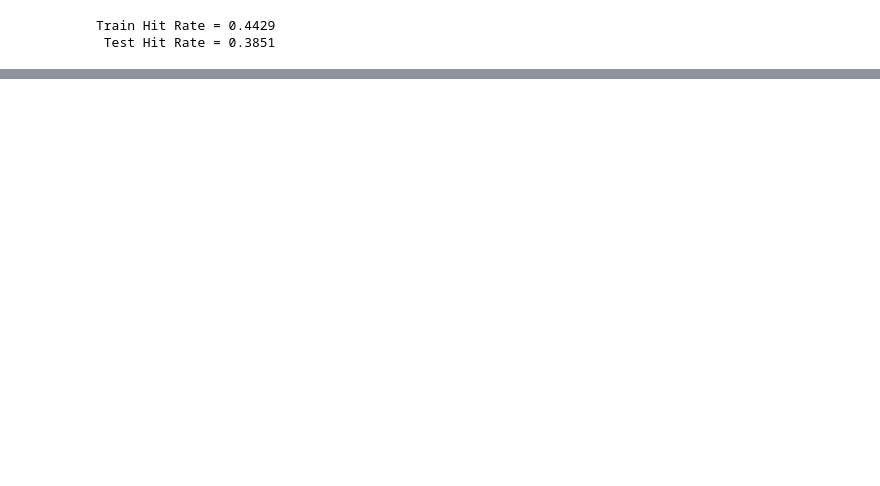
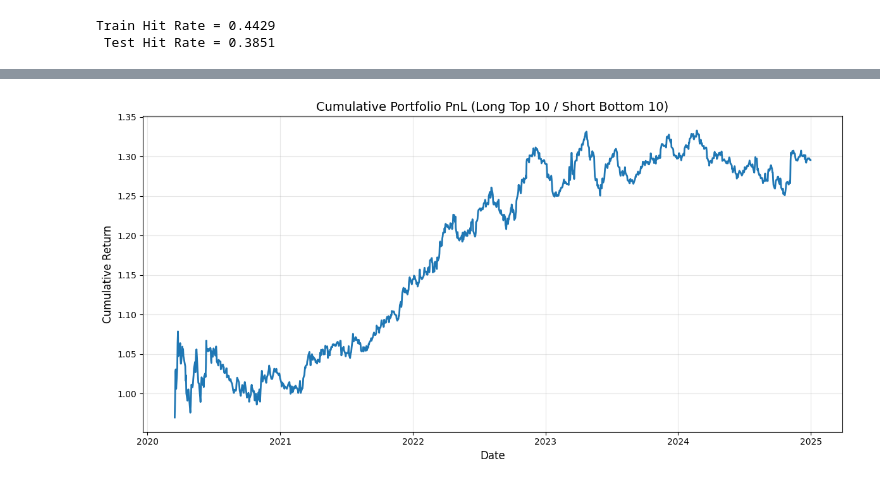
Before and after one commit to yliang409/finance-data-augment, a Jupyter notebook: neural_network_LY.ipynb, the cells around one changed output, grey strips where cells are left out. Drawn from its saved outputs; the diff is of its cells as text; code cells hidden in the pictures; blank space fills up the shorter version.

Commit message:
changing to portfolio construction

```diff
--- a/neural_network_LY.ipynb
+++ b/neural_network_LY.ipynb
@@ -52,0 +67,13 @@ features = features.replace([np.inf, -np.inf], 0).fillna(0)
+# %%
+
+from augmentation import stationary_bootstrap
+
+train_df = returns[:split_idx]
+bootstrap_size = 100000
+bootstrap_train_df = stationary_bootstrap(
+    traindf=train_df,
+    sample_size=30000,
+    avg_block_length=30.0,
+    random_state=42
+)
+bootstrap_train_df
@@ -53 +94,4 @@ features = features.replace([np.inf, -np.inf], 0).fillna(0)
+# %%
+X_train = torch.tensor(bootstrap_train_df.shift(1).iloc[1:].values, dtype=torch.float32)  # r_t
+y_train = torch.tensor(bootstrap_train_df.iloc[1:].values, dtype=torch.float32)
 # %%
@@ -189,0 +226,3 @@ Train Hit Rate = 0.4429
+# %%
+raw_returns = pd.read_csv('data/returns.csv', index_col=0, parse_dates=True)
+raw_returns.head()
@@ -189,0 +238,71 @@ Train Hit Rate = 0.4429
+# %%
+# --------------- Portfolio Strategy Evaluation ---------------
+# Strategy: Long top 10 positive predictions, short top 10 negative predictions
+
+# Convert predictions back to DataFrame format
+y_pred_test_np = y_pred_test.numpy()
+test_dates = raw_returns.index[1:][split_idx:]
+pred_df = pd.DataFrame(
+    y_pred_test_np,
+    index=test_dates,
+    columns=raw_returns.columns
+)
+
+# Align actual returns with predictions
+actual_returns = raw_returns.loc[test_dates]
+
+# Initialize portfolio returns
+portfolio_returns = []
+
+for date in pred_df.index:
+    # Get predictions for this date
+    predictions = pred_df.loc[date]
+
+    # Get top 10 positive predictions (long)
+    top_long = predictions.nlargest(50)
+
+    # Get top 10 negative predictions (short)
+    top_short = predictions.nsmallest(50)
+
+    # Calculate portfolio return for this date
+    # Long positions: equal weight
+    long_return = actual_returns.loc[date, top_long.index].mean()
+
+    # Short positions: equal weight (negative of actual return)
+    short_return = -actual_returns.loc[date, top_short.index].mean()
+
+    # Total portfolio return (50% long, 50% short)
+    portfolio_return = 0.5 * long_return + 0.5 * short_return
+    portfolio_returns.append(portfolio_return)
+
+# Convert to Series
+portfolio_returns = pd.Series(portfolio_returns, index=pred_df.index)
+
+# Calculate cumulative PnL
+cumulative_pnl = (1 + portfolio_returns).cumprod()
+
+# Plot the PnL
+import matplotlib.pyplot as plt
+
+plt.figure(figsize=(12, 6))
+plt.plot(cumulative_pnl.index, cumulative_pnl.values, linewidth=2)
+plt.title('Cumulative Portfolio PnL (Long Top 10 / Short Bottom 10)', fontsize=14)
+plt.xlabel('Date', fontsize=12)
+plt.ylabel('Cumulative Return', fontsize=12)
+plt.grid(True, alpha=0.3)
+plt.tight_layout()
+plt.show()
+
+# Calculate performance metrics
+total_return = cumulative_pnl.iloc[-1] - 1
+annualized_return = (1 + total_return) ** (252 / len(portfolio_returns)) - 1
+volatility = portfolio_returns.std() * np.sqrt(252)
+sharpe_ratio = annualized_return / volatility if volatility > 0 else 0
+
+print(f"\n--- Portfolio Performance ---")
+print(f"Total Return: {total_return:.4f} ({total_return*100:.2f}%)")
+print(f"Annualized Return: {annualized_return:.4f} ({annualized_return*100:.2f}%)")
+print(f"Annualized Volatility: {volatility:.4f} ({volatility*100:.2f}%)")
+print(f"Sharpe Ratio: {sharpe_ratio:.4f}")
+# %% [output]
+[figure, added]
```
Also changed, not shown: parts of 7 cells of this notebook, 6 other files.
